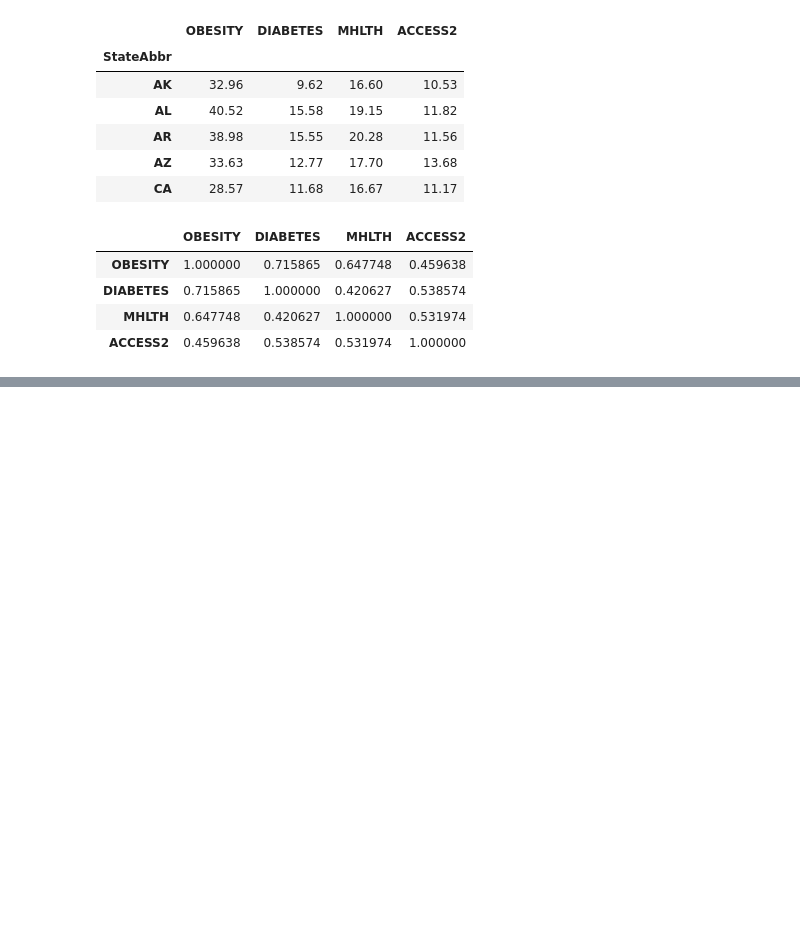
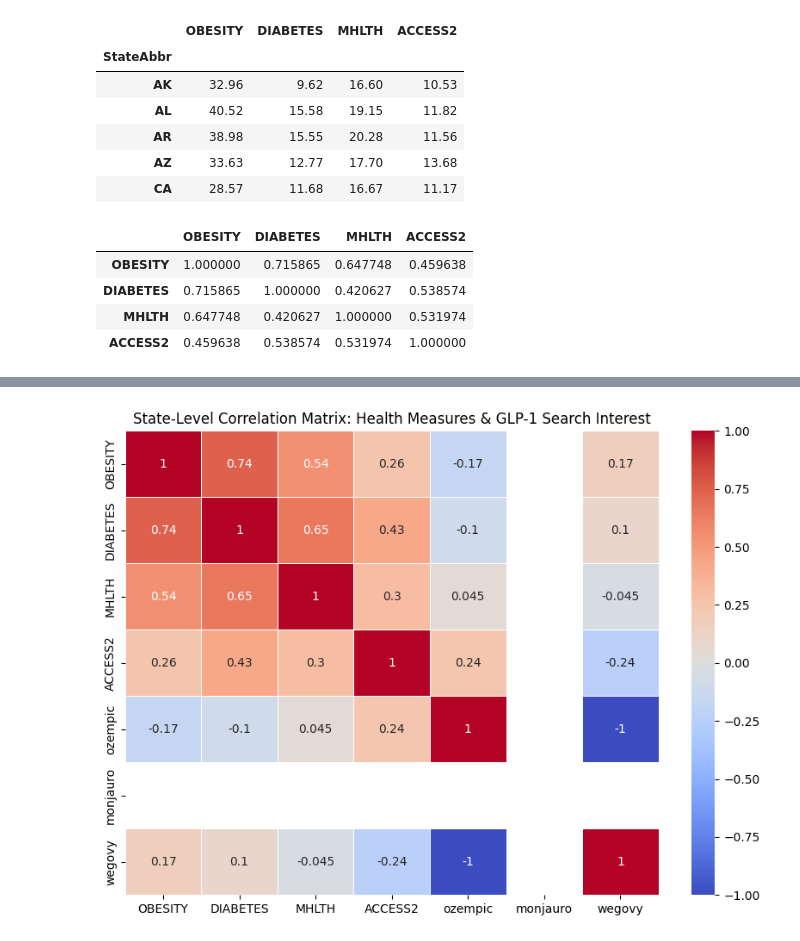
Before and after one commit to remisublette/GLP1-trends, a Jupyter notebook: working files/analysis.ipynb, the cells around one changed output, grey strips where cells are left out. Cells and saved outputs as stored; diff of their text form; code cells hidden in the pictures; blank space fills up the shorter version.

```diff
--- a/working files/analysis.ipynb
+++ b/working files/analysis.ipynb
@@ -96,0 +148,10 @@ df_wide[["OBESITY", "DIABETES", "MHLTH", "ACCESS2"]].corr()
+# %%
+# merge places with geo df
+state_df = ( # aggregate by state
+    df_wide
+    .groupby("StateDesc")[["OBESITY", "DIABETES", "MHLTH", "ACCESS2"]]
+    .mean()
+    .reset_index()
+)
+
+state_df.head()
@@ -96,0 +165,12 @@ df_wide[["OBESITY", "DIABETES", "MHLTH", "ACCESS2"]].corr()
+# %%
+state_merged = state_df.merge(
+    geo_df,
+    left_on="StateDesc", # states on places
+    right_on="Region",   # states on geo df
+    how="inner"
+)
+
+# drop dupe region col
+state_merged = state_merged.drop(columns=["Region"])
+
+state_merged.head()
@@ -96,0 +211,8 @@ df_wide[["OBESITY", "DIABETES", "MHLTH", "ACCESS2"]].corr()
+# %%
+# analysis with geo df merged with places
+corr = state_merged[[
+    "OBESITY", "DIABETES", "MHLTH", "ACCESS2",
+    "ozempic", "monjauro", "wegovy"
+]].corr()
+
+corr
@@ -96,0 +228,7 @@ df_wide[["OBESITY", "DIABETES", "MHLTH", "ACCESS2"]].corr()
+# %%
+plt.figure(figsize=(10,7))
+sns.heatmap(corr, annot=True, cmap="coolwarm", linewidths=0.5)
+plt.title("State-Level Correlation Matrix: Health Measures & GLP-1 Search Interest")
+plt.show()
+# %% [output]
+[figure, added]
```
Also changed, not shown: parts of 11 cells of this notebook.
